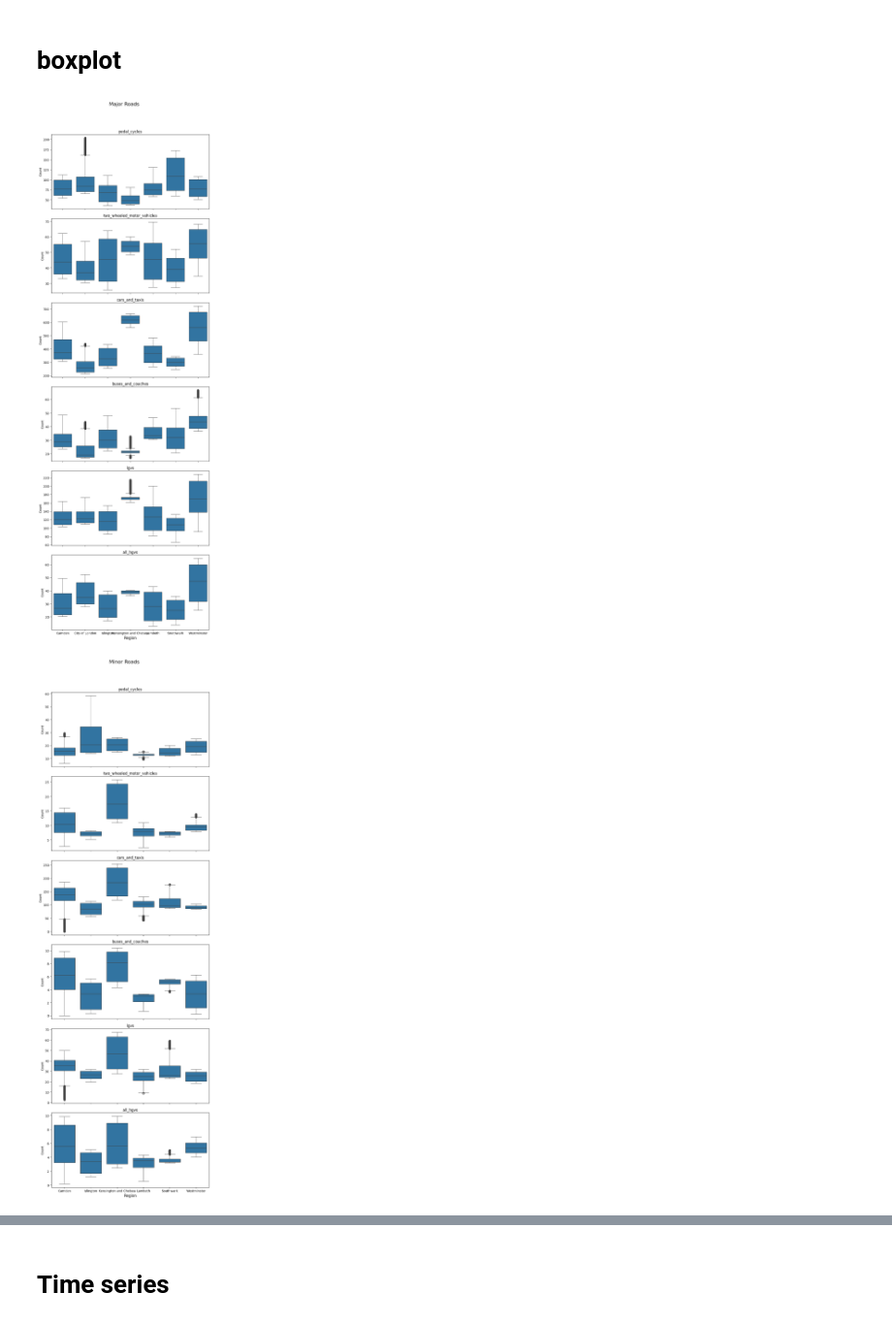
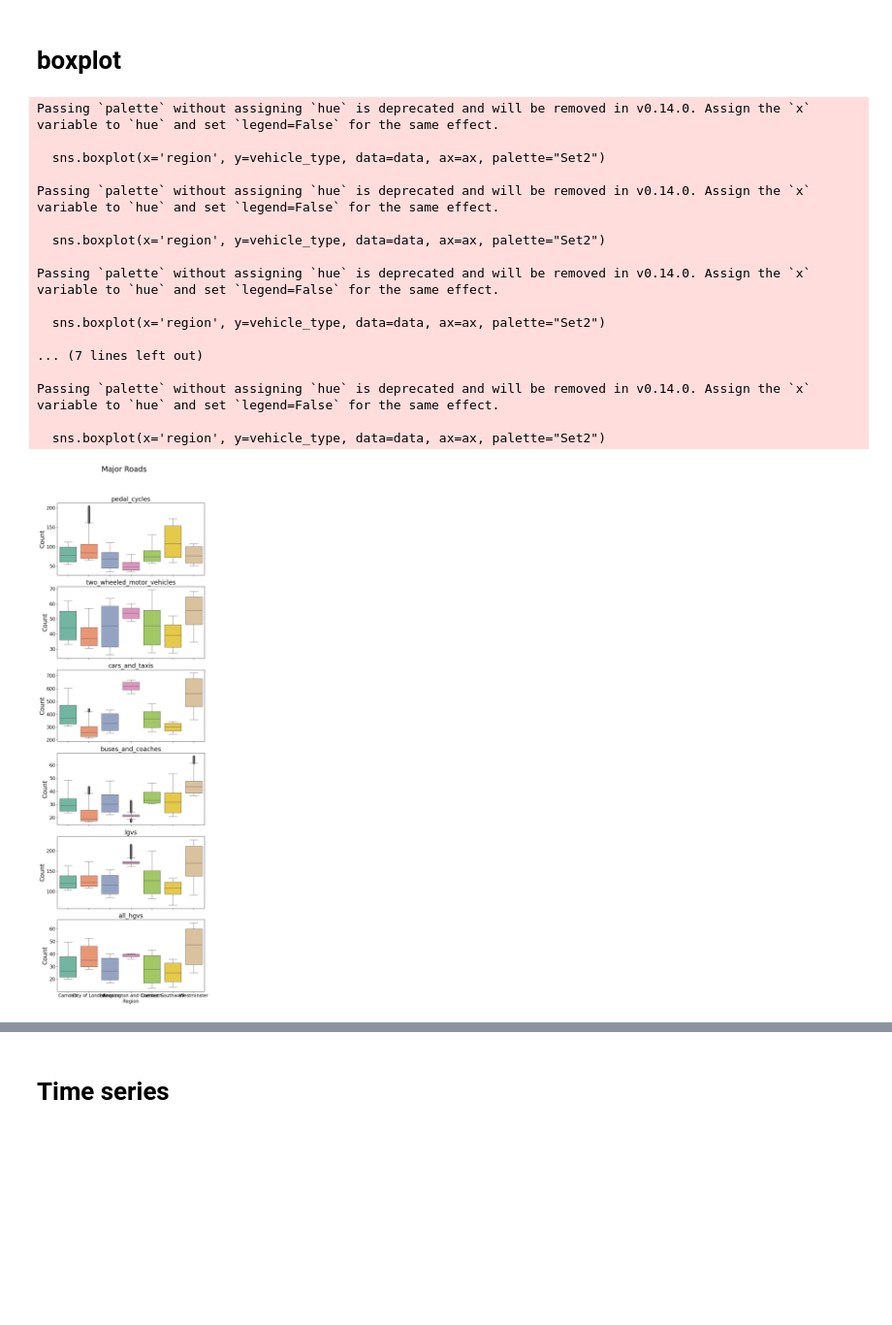
Before and after one commit to Chailllee/MSc_grad_proj, a Jupyter notebook: 3EDA/TfL_EDA.ipynb, the cells around one changed output, grey strips where cells are left out. Shown at 97% size. Drawn from its saved outputs; the diff is of its cells as text; code cells hidden in the pictures; blank space fills up the shorter version.

```diff
--- a/3EDA/TfL_EDA.ipynb
+++ b/3EDA/TfL_EDA.ipynb
@@ -13,7 +13,6 @@ vehicle_types = ['pedal_cycles', 'two_wheeled_motor_vehicles', 'cars_and_taxis',
 # %% [markdown]
 # boxplot
 # %%
-
 # Initialize an empty DataFrame to store all data
 all_data = pd.DataFrame()
 
@@ -23,40 +22,54 @@ for root, dirs, files in os.walk(base_folder):
         if file.endswith('.csv') and any(region in file for region in regions):
             file_path = os.path.join(root, file)
             df = pd.read_csv(file_path)
             # Extract region from the file name
             for region in regions:
                 if region in file:
                     df['region'] = region
                     break
             all_data = pd.concat([all_data, df], ignore_index=True)
 
 # Check if 'region' column exists
 if 'region' not in all_data.columns:
     raise ValueError("The 'region' column is missing from the data.")
 
 # Filter data for Major and Minor roads
 major_roads = all_data[all_data['road_type'] == 'Major']
 minor_roads = all_data[all_data['road_type'] == 'Minor']
 
 # Function to plot boxplots for a given road type
 def plot_boxplots(data, road_type):
     fig, axes = plt.subplots(nrows=len(vehicle_types), ncols=1, figsize=(8, 25), sharex=True)
-    fig.suptitle(f'{road_type} Roads', fontsize=16)
+    fig.suptitle(f'{road_type} Roads', fontsize=24)  # Increase the title font size
 
     for ax, vehicle_type in zip(axes, vehicle_types):
-        sns.boxplot(x='region', y=vehicle_type, data=data, ax=ax)
-        ax.set_title(vehicle_type)
-        ax.set_xlabel('Region', fontsize=12)
-        ax.set_ylabel('Count')
+        sns.boxplot(x='region', y=vehicle_type, data=data, ax=ax, palette="Set2")
+        ax.set_title(vehicle_type, fontsize=20)
+        ax.set_xlabel('Region', fontsize=15)
+        ax.set_ylabel('Count', fontsize=20)
+        ax.tick_params(axis='both', which='major', labelsize=15)  # Increase tick label size
 
     plt.tight_layout(rect=[0, 0, 1, 0.95])
     plt.show()
 
 # Plot boxplots for Major roads
 plot_boxplots(major_roads, 'Major')
-
-# Plot boxplots for Minor roads
-plot_boxplots(minor_roads, 'Minor')
 # %% [output]
+Passing `palette` without assigning `hue` is deprecated and will be removed in v0.14.0. Assign the `x` variable to `hue` and set `legend=False` for the same effect.
+
+  sns.boxplot(x='region', y=vehicle_type, data=data, ax=ax, palette="Set2")
+
+Passing `palette` without assigning `hue` is deprecated and will be removed in v0.14.0. Assign the `x` variable to `hue` and set `legend=False` for the same effect.
+
+  sns.boxplot(x='region', y=vehicle_type, data=data, ax=ax, palette="Set2")
+
+Passing `palette` without assigning `hue` is deprecated and will be removed in v0.14.0. Assign the `x` variable to `hue` and set `legend=False` for the same effect.
+
+  sns.boxplot(x='region', y=vehicle_type, data=data, ax=ax, palette="Set2")
+
+... (7 lines left out)
+
+Passing `palette` without assigning `hue` is deprecated and will be removed in v0.14.0. Assign the `x` variable to `hue` and set `legend=False` for the same effect.
+
+  sns.boxplot(x='region', y=vehicle_type, data=data, ax=ax, palette="Set2")
-[figure, old version]
+[figure, new version]
-[figure, removed]
```
Also changed, not shown: parts of 2 cells of this notebook.
